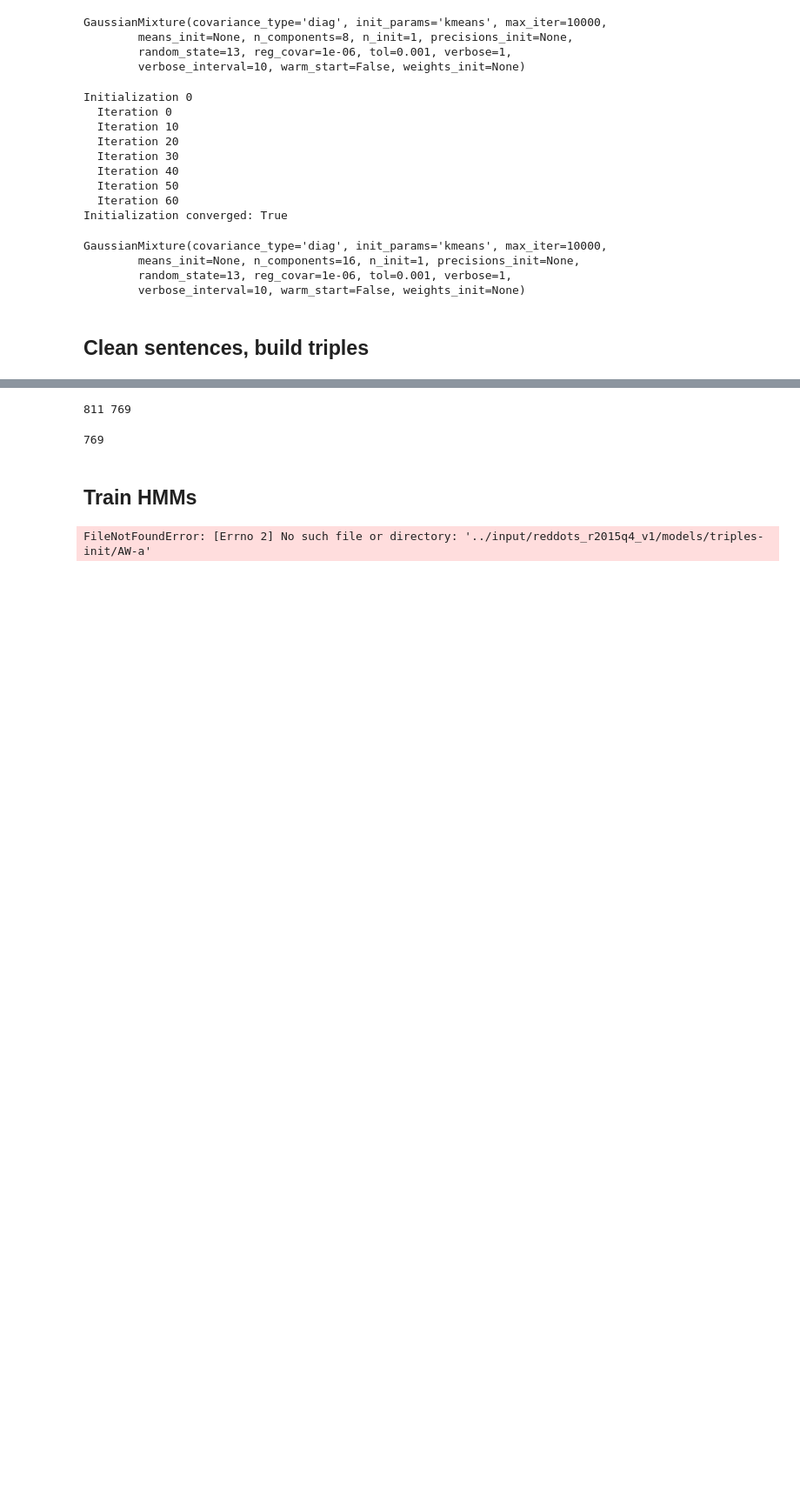
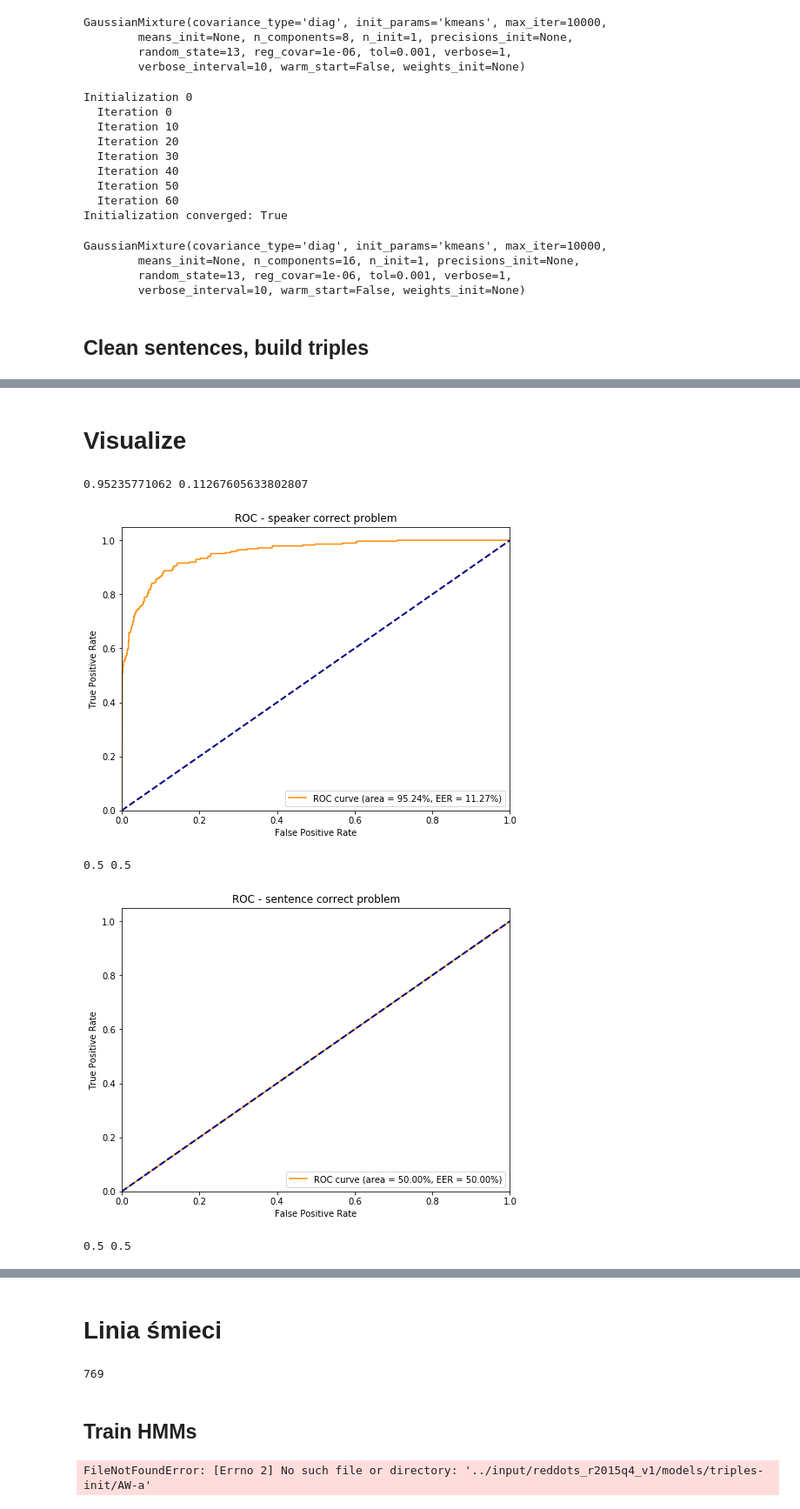
Before and after one commit to michalsosn/paprotka, a Jupyter notebook: notebooks/RedDots - HMM scikit-learn.ipynb, the cells around one changed output, grey strips where cells are left out. Shown: that part at 87% size. Drawn from its saved outputs; the diff is of its cells as text; code cells hidden in the pictures; blank space fills up the shorter version.

```diff
--- a/notebooks/RedDots - HMM scikit-learn.ipynb
+++ b/notebooks/RedDots - HMM scikit-learn.ipynb
@@ -426,0 +608,26 @@ def align_frames(phone_triples, silence_model, features, phones):
+# %%
+def score_triple_gmm(scored_phone_triples, align_state_sequence,
+                     all_mfcc, sentence_id_gmm_ids, alignment_cache, path, sentence_id):
+    mfcc_sequence = all_mfcc[path]
+
+    key = (path, sentence_id)
+    if key in alignment_cache:
+        alignment = alignment_cache[key]
+    else:
+        alignment = align_frames(align_state_sequence, mfcc_sequence)
+        alignment_cache[key] = alignment
+
+    gmm_ids = sentence_id_gmm_ids[sentence_id]
+
+    total_proba = 0
+    for i, gmm_id in enumerate(gmm_ids):
+        phone, ix = gmm_id
+        if phone == '_':
+            continue
+
+        gmm_id_sequence = mfcc_sequence[alignment == i]
+#         print(mfcc_sequence.shape, alignment.shape, gmm_id_sequence.shape)
+        scored_gmm = scored_phone_triples[phone][ix]
+        total_proba += scored_gmm.score(gmm_id_sequence)
+
+    return total_proba
@@ -426,0 +677,8 @@ def align_frames(phone_triples, silence_model, features, phones):
+# %%
+alignment_cache = {}
+# %%
+trials_1_results = perform_trials(alignment_cache, enrollments_1_speaker_class_gmms, phone_triples,
+                                  all_mfcc, sentence_id_gmm_ids, sentence_id_phones,
+                                  sentence_id_state_sequences, trials_1.head(10000))
+# %% [markdown]
+# Visualize
@@ -426,0 +723,8 @@ def align_frames(phone_triples, silence_model, features, phones):
+# %%
+trials_1_results['speaker_prob'] = np.exp(trials_1_results.speaker_score - np.maximum(trials_1_results.ubm_score, trials_1_results.speaker_score))
+# trials_1_results['sentence_prob'] = np.exp(trials_1_results.sentence_score - np.maximum(trials_1_results.ubm_score, trials_1_results.sentence_score))
+# trials_1_results['both_prob'] = np.exp(trials_1_results.speaker_score - np.maximum(trials_1_results.ubm_score, trials_1_results.speaker_score)
+#                                      + trials_1_results.sentence_score - np.maximum(trials_1_results.ubm_score, trials_1_results.sentence_score))
+trials_1_results['sentence_prob'] = trials_1_results.sentence_score
+trials_1_results['both_prob'] = np.exp(trials_1_results.speaker_score - np.maximum(trials_1_results.ubm_score, trials_1_results.speaker_score)) \
+                              * trials_1_results.sentence_score
@@ -426,0 +733,8 @@ def align_frames(phone_triples, silence_model, features, phones):
+# %%
+visualize_results(trials_1_results[~trials_1_results.too_short])
+# %% [output]
+0.95235771062 0.11267605633802807
+[figure, added]
+0.5 0.5
+[figure, added]
+0.5 0.5
@@ -427,3 +742,5 @@ def align_frames(phone_triples, silence_model, features, phones):
+# %% [markdown]
+# Linia śmieci
 # %%
 def make_sentence_hmm(phones_cell, phone_triples, silence_model):
     phones = phones_cell.split(' ')
@@ -459,20 +776,6 @@ def make_sentence_hmm(phones_cell, phone_triples, silence_model):
 #     script[script.sentence_id == 31].phones.iloc[0],
 #     phone_distribution_triples, silence_model
 # );
-# %%
-recording_regex = re.compile(r'([mf])(\d+)/(\d+)_[mf]\d+_(\d+)')
-def parse_recording(value):
-    match = recording_regex.match(value)
-    if match:
-        return match.groups()
-
-unique_sentence_ids = np.sort(np.unique([int(parse_recording(path)[3]) for path in untrialed_paths]))
-unique_sentence_ids_scripted = [sentence_id for sentence_id in unique_sentence_ids
-                                if (script.sentence_id == sentence_id).any()
-                                if isinstance(script[script.sentence_id == sentence_id].phones.iloc[0], str)]
-print(len(unique_sentence_ids), len(unique_sentence_ids_scripted))
-# %% [output]
-811 769
 # %%
 sentence_hmms = {
     sentence_id: make_sentence_hmm(
```
Also changed, not shown: parts of 24 cells of this notebook, 2 other files.
